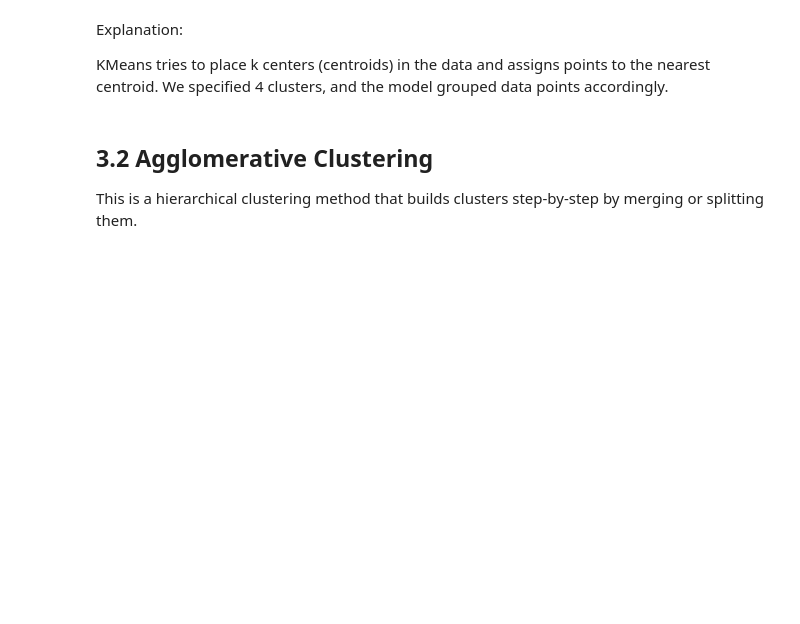
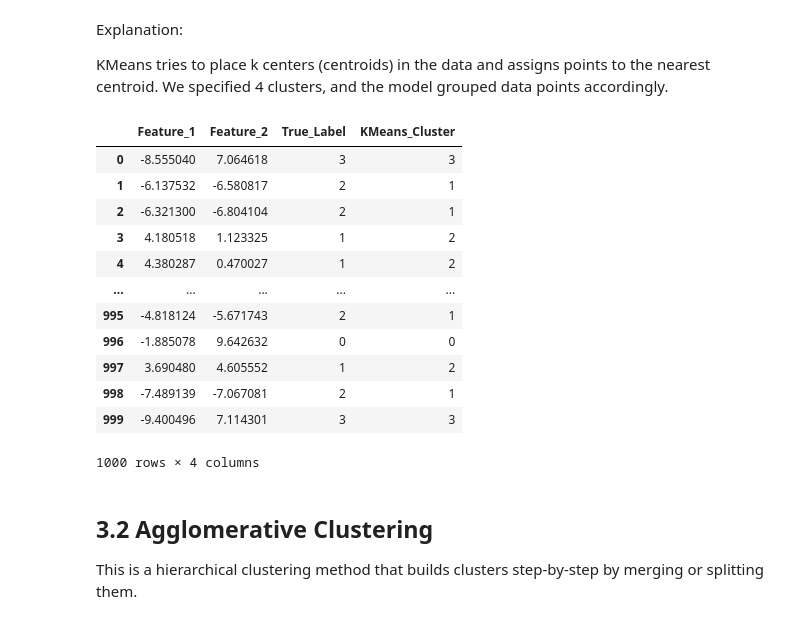
Before and after one commit to geomwangi007/Ensemble-Clustering-with-Dummy-Data, a Jupyter notebook: index.ipynb, the cells around one changed output. Saved outputs shown, nothing was run; the diff lists cells and outputs as text; code cells hidden in the pictures; blank space fills up the shorter version.

```diff
--- a/index.ipynb
+++ b/index.ipynb
@@ -63,6 +80,22 @@ Explanation:
 
 KMeans tries to place k centers (centroids) in the data and assigns points to the nearest centroid.
 We specified 4 clusters, and the model grouped data points accordingly.
+# %%
+df
+# %% [output]
+|  | Feature_1 | Feature_2 | True_Label | KMeans_Cluster |
+| 0 | -8.555040 | 7.064618 | 3 | 3 |
+| 1 | -6.137532 | -6.580817 | 2 | 1 |
+| 2 | -6.321300 | -6.804104 | 2 | 1 |
+| 3 | 4.180518 | 1.123325 | 1 | 2 |
+| 4 | 4.380287 | 0.470027 | 1 | 2 |
+| ... | ... | ... | ... | ... |
+| 995 | -4.818124 | -5.671743 | 2 | 1 |
+| 996 | -1.885078 | 9.642632 | 0 | 0 |
+| 997 | 3.690480 | 4.605552 | 1 | 2 |
+| 998 | -7.489139 | -7.067081 | 2 | 1 |
+| 999 | -9.400496 | 7.114301 | 3 | 3 |
+1000 rows × 4 columns
 # %% [markdown]
 ## 3.2 Agglomerative Clustering
 This is a hierarchical clustering method that builds clusters step-by-step by merging or splitting them.
```
Also changed, not shown: parts of 12 cells of this notebook.
